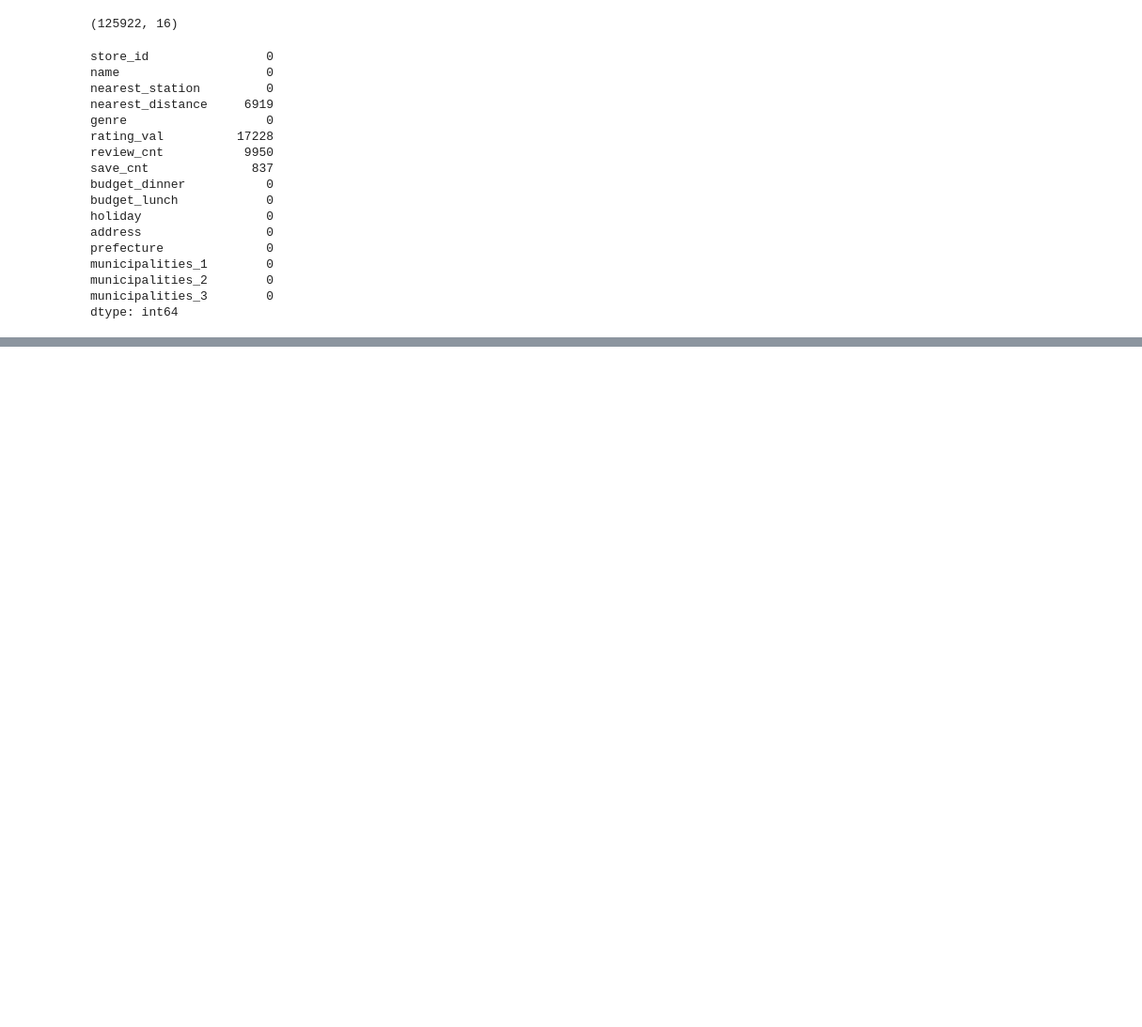
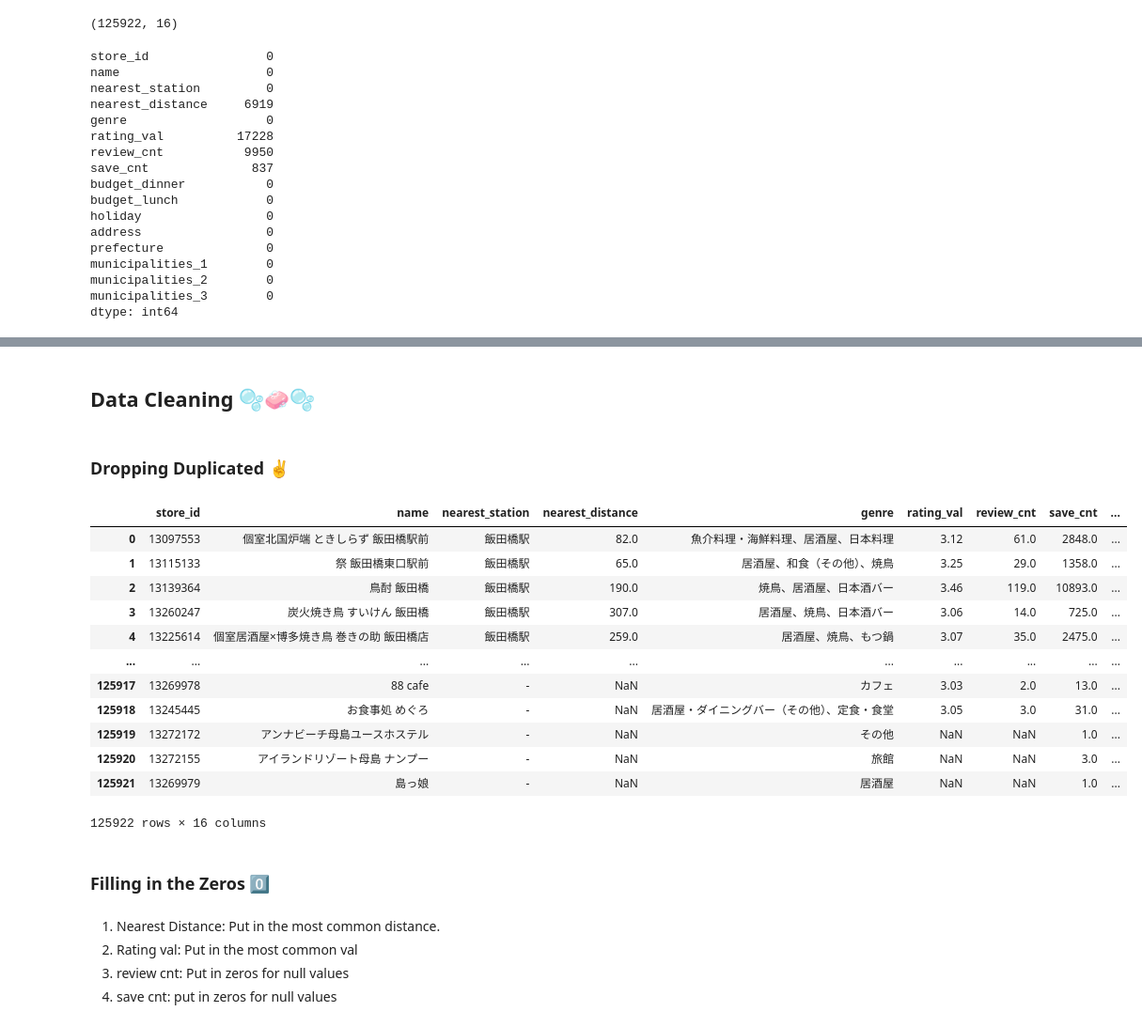
Before and after one commit to Jack-Merrett/food-pandora, a Jupyter notebook: notebooks/Data_Manipulation.ipynb, the cells around one changed output, grey strips where cells are left out. Shown: that part at 94% size. Saved outputs shown, nothing was run; the diff lists cells and outputs as text; code cells hidden in the pictures; blank space fills up the shorter version.

Commit message:
maniputating the data to make it more useable

```diff
--- a/notebooks/Data_Manipulation.ipynb
+++ b/notebooks/Data_Manipulation.ipynb
@@ -54,0 +99,27 @@ dtype: int64
+# %% [markdown]
+## Data Cleaning 🫧🧼🫧
+# %% [markdown]
+### Dropping Duplicated ✌️
+# %%
+Tokyo_df.drop_duplicates()
+# %% [output]
+|  | store_id | name | nearest_station | nearest_distance | genre | rating_val | review_cnt | save_cnt | ... |
+| 0 | 13097553 | 個室北国炉端 ときしらず 飯田橋駅前 | 飯田橋駅 | 82.0 | 魚介料理・海鮮料理、居酒屋、日本料理 | 3.12 | 61.0 | 2848.0 | ... |
+| 1 | 13115133 | 祭 飯田橋東口駅前 | 飯田橋駅 | 65.0 | 居酒屋、和食（その他）、焼鳥 | 3.25 | 29.0 | 1358.0 | ... |
+| 2 | 13139364 | 鳥酎 飯田橋 | 飯田橋駅 | 190.0 | 焼鳥、居酒屋、日本酒バー | 3.46 | 119.0 | 10893.0 | ... |
+| 3 | 13260247 | 炭火焼き鳥 すいけん 飯田橋 | 飯田橋駅 | 307.0 | 居酒屋、焼鳥、日本酒バー | 3.06 | 14.0 | 725.0 | ... |
+| 4 | 13225614 | 個室居酒屋×博多焼き鳥 巻きの助 飯田橋店 | 飯田橋駅 | 259.0 | 居酒屋、焼鳥、もつ鍋 | 3.07 | 35.0 | 2475.0 | ... |
+| ... | ... | ... | ... | ... | ... | ... | ... | ... | ... |
+| 125917 | 13269978 | 88 cafe | - | NaN | カフェ | 3.03 | 2.0 | 13.0 | ... |
+| 125918 | 13245445 | お食事処 めぐろ | - | NaN | 居酒屋・ダイニングバー（その他）、定食・食堂 | 3.05 | 3.0 | 31.0 | ... |
+| 125919 | 13272172 | アンナビーチ母島ユースホステル | - | NaN | その他 | NaN | NaN | 1.0 | ... |
+| 125920 | 13272155 | アイランドリゾート母島 ナンプー | - | NaN | 旅館 | NaN | NaN | 3.0 | ... |
+| 125921 | 13269979 | 島っ娘 | - | NaN | 居酒屋 | NaN | NaN | 1.0 | ... |
+125922 rows × 16 columns
+# %% [markdown]
+### Filling in the Zeros 0️⃣
+# %% [markdown]
+1. Nearest Distance: Put in the most common distance.
+2. Rating val: Put in the most common val
+3. review cnt: Put in zeros for null values
+4. save cnt: put in zeros for null values
```
Also changed, not shown: parts of 10 cells of this notebook.
